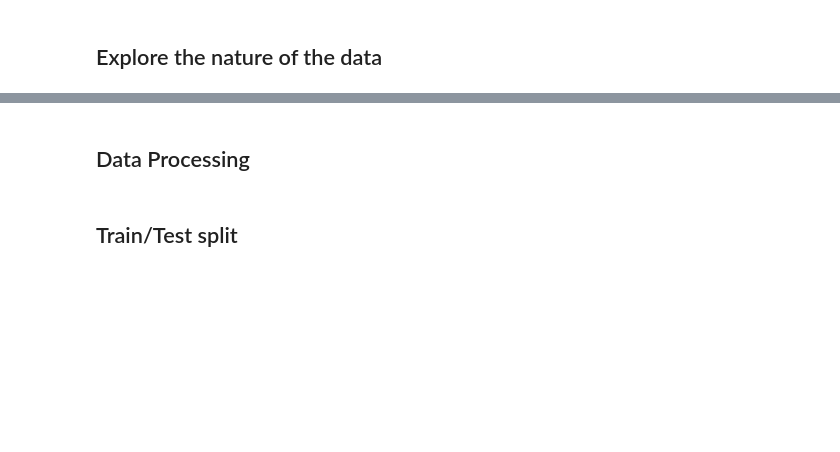
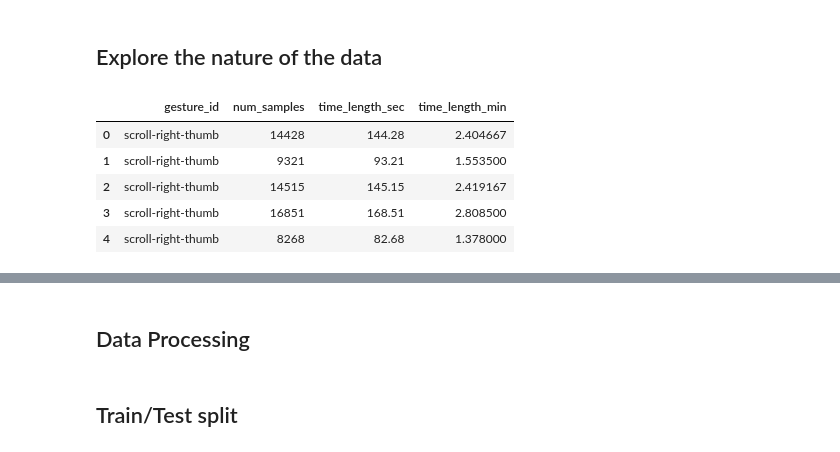
Before and after one commit to Andreaskaram/AIoT-Hand-Gesture-Recognition, a Jupyter notebook: aiot_project_sample.ipynb, the cells around one changed output, grey strips where cells are left out. Saved outputs shown, nothing was run; the diff lists cells and outputs as text; code cells hidden in the pictures; blank space fills up the shorter version.

```diff
--- a/aiot_project_sample.ipynb
+++ b/aiot_project_sample.ipynb
@@ -64,25 +64,15 @@ Existing DB keys: []
 # %% [markdown]
 ## Load data
 # %%
-# 1. Define the query to filter by the gesture_id
-query = {"gesture_id": "scroll-up-thumb"}
-
-# 2. Execute the query and convert the cursor to a list of dictionaries
-# This will fetch data for all 'user' IDs (subjects) associated with this gesture
-cursor = coll.find(query)
+# Fetch all records from the collection
+cursor = coll.find({})
 data_list = list(cursor)
 
-# 3. Load the data into a pandas DataFrame
+# Load into DataFrame and drop the MongoDB '_id'
 df = pd.DataFrame(data_list)
-
-# 4. Clean up (Optional but recommended)
-# Remove the MongoDB internal '_id' if you don't need it for your analysis
 if not df.empty:
     df = df.drop(columns=['_id'])
-    print(f"Successfully loaded {len(df)} instances of 'scroll-up-thumb' across all subjects.")
+    print(f"Successfully loaded {len(df)} total instances across all subjects.")
 else:
-    print("No data found for the specified gesture.")
-
-# Preview the data structure
-df.head()
+    print("No data found.")
 # %% [output]
@@ -93,2 +80,22 @@ Successfully loaded 2 instances of 'scroll-up-thumb' across all subjects.
 # %% [markdown]
 ## Explore the nature of the data
+# %%
+# Calculate the number of samples for each instance
+# We take the length of the first list inside the 'data' dictionary
+df['num_samples'] = df['data'].apply(lambda x: len(next(iter(x.values()))))
+
+# Calculate time length in seconds (samples / sampling rate)
+df['time_length_sec'] = df['num_samples'] / df['sr']
+
+# Calculate time length in minutes for easier reading
+df['time_length_min'] = df['time_length_sec'] / 60
+
+# Preview the new columns
+df[['gesture_id', 'num_samples', 'time_length_sec', 'time_length_min']].head()
+# %% [output]
+|  | gesture_id | num_samples | time_length_sec | time_length_min |
+| 0 | scroll-right-thumb | 14428 | 144.28 | 2.404667 |
+| 1 | scroll-right-thumb | 9321 | 93.21 | 1.553500 |
+| 2 | scroll-right-thumb | 14515 | 145.15 | 2.419167 |
+| 3 | scroll-right-thumb | 16851 | 168.51 | 2.808500 |
+| 4 | scroll-right-thumb | 8268 | 82.68 | 1.378000 |
```
Also changed, not shown: parts of 8 cells of this notebook.
